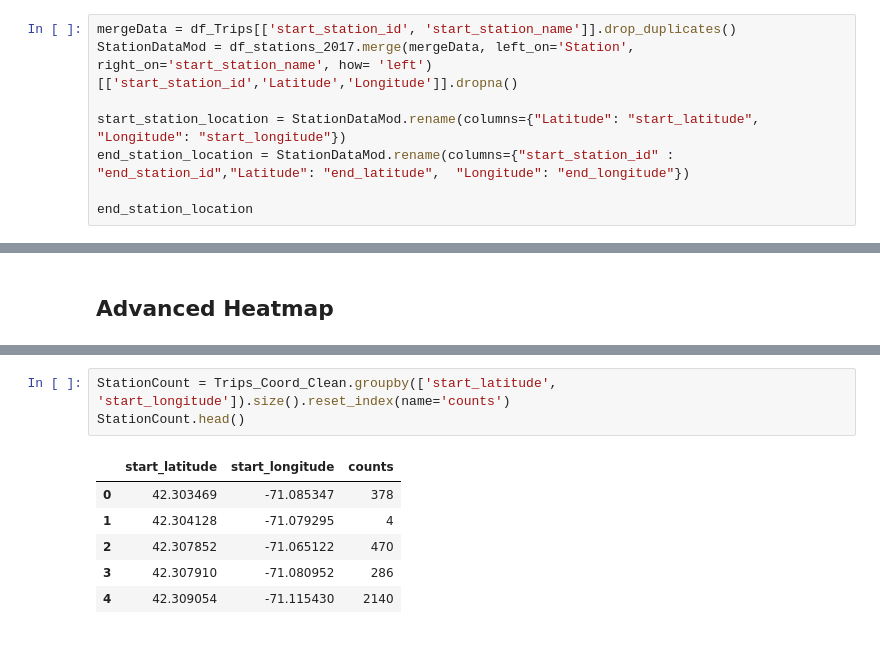
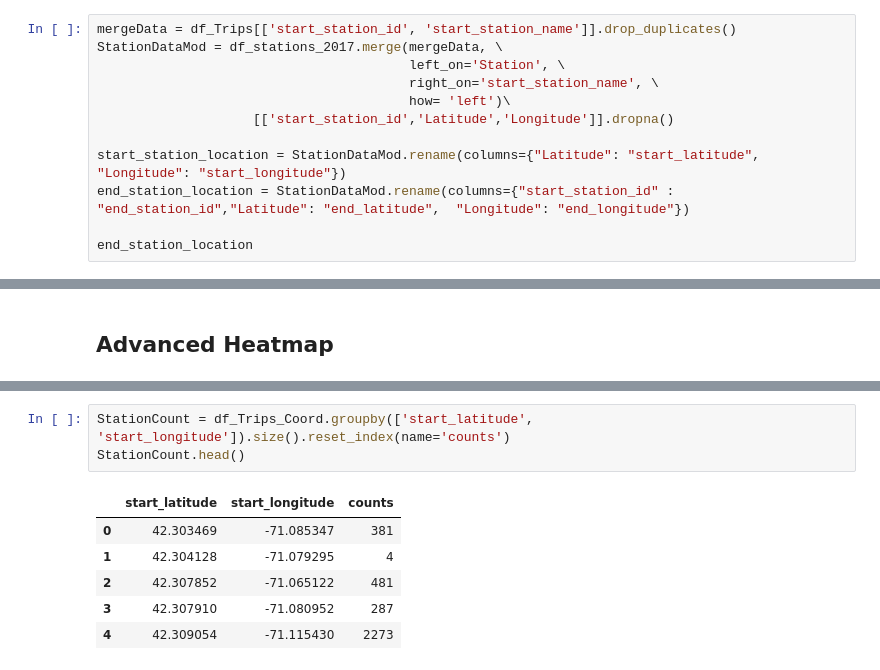
Before and after one commit to NinoVo931/AA_Project, a Jupyter notebook: Station_Cleaning.ipynb, the cells around one changed output, grey strips where cells are left out. Cells and saved outputs as stored; diff of their text form.

Commit message:
Merge

```diff
--- a/Station_Cleaning.ipynb
+++ b/Station_Cleaning.ipynb
@@ -137,6 +99,10 @@ As the Trip_Station_ID is not linked to the Station_Station_ID  the only way to
 # %%
 mergeData = df_Trips[['start_station_id', 'start_station_name']].drop_duplicates()
-StationDataMod = df_stations_2017.merge(mergeData, left_on='Station', right_on='start_station_name', how= 'left')[['start_station_id','Latitude','Longitude']].dropna()
+StationDataMod = df_stations_2017.merge(mergeData, \
+                                        left_on='Station', \
+                                        right_on='start_station_name', \
+                                        how= 'left')\
+                    [['start_station_id','Latitude','Longitude']].dropna()
 
 start_station_location = StationDataMod.rename(columns={"Latitude": "start_latitude",  "Longitude": "start_longitude"})
 end_station_location = StationDataMod.rename(columns={"start_station_id" : "end_station_id","Latitude": "end_latitude",  "Longitude": "end_longitude"})
@@ -266,13 +248,13 @@ def map_points(df, lat_col='latitude', lon_col='longitude', zoom_start=11, \
 
         return curr_map
 # %%
-StationCount = Trips_Coord_Clean.groupby(['start_latitude', 'start_longitude']).size().reset_index(name='counts')
+StationCount = df_Trips_Coord.groupby(['start_latitude', 'start_longitude']).size().reset_index(name='counts')
 StationCount.head()
 # %% [output]
 |  | start_latitude | start_longitude | counts |
-| 0 | 42.303469 | -71.085347 | 378 |
+| 0 | 42.303469 | -71.085347 | 381 |
 | 1 | 42.304128 | -71.079295 | 4 |
-| 2 | 42.307852 | -71.065122 | 470 |
-| 3 | 42.307910 | -71.080952 | 286 |
-| 4 | 42.309054 | -71.115430 | 2140 |
+| 2 | 42.307852 | -71.065122 | 481 |
+| 3 | 42.307910 | -71.080952 | 287 |
+| 4 | 42.309054 | -71.115430 | 2273 |
 # %%
```
Also changed, not shown: parts of 16 cells of this notebook, 1 other file.
